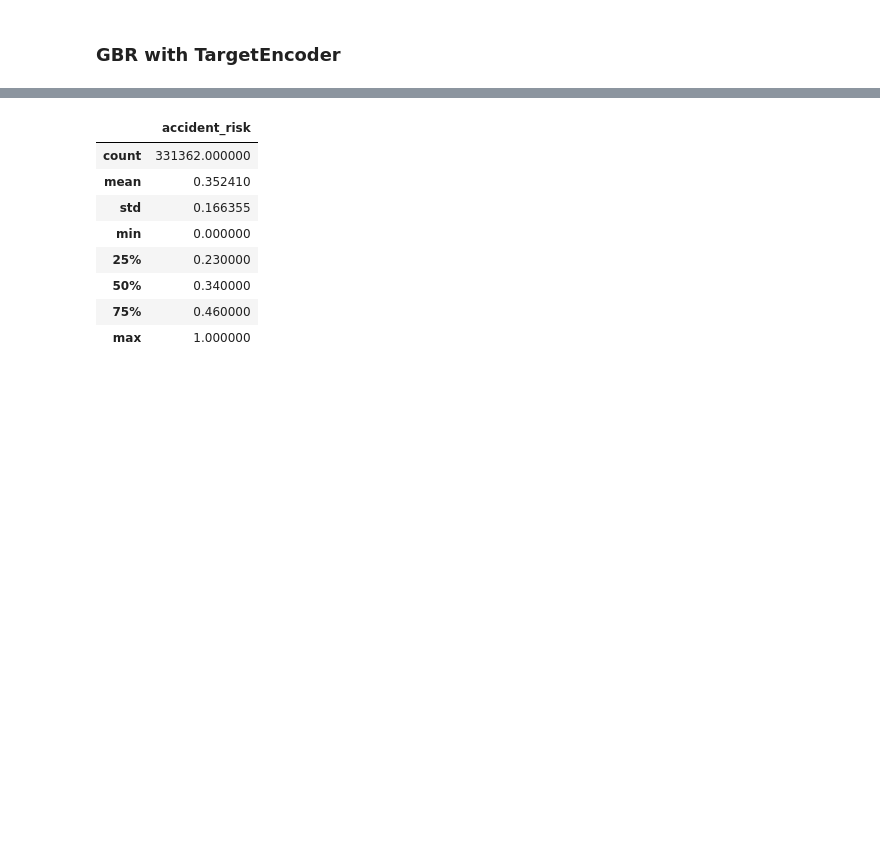
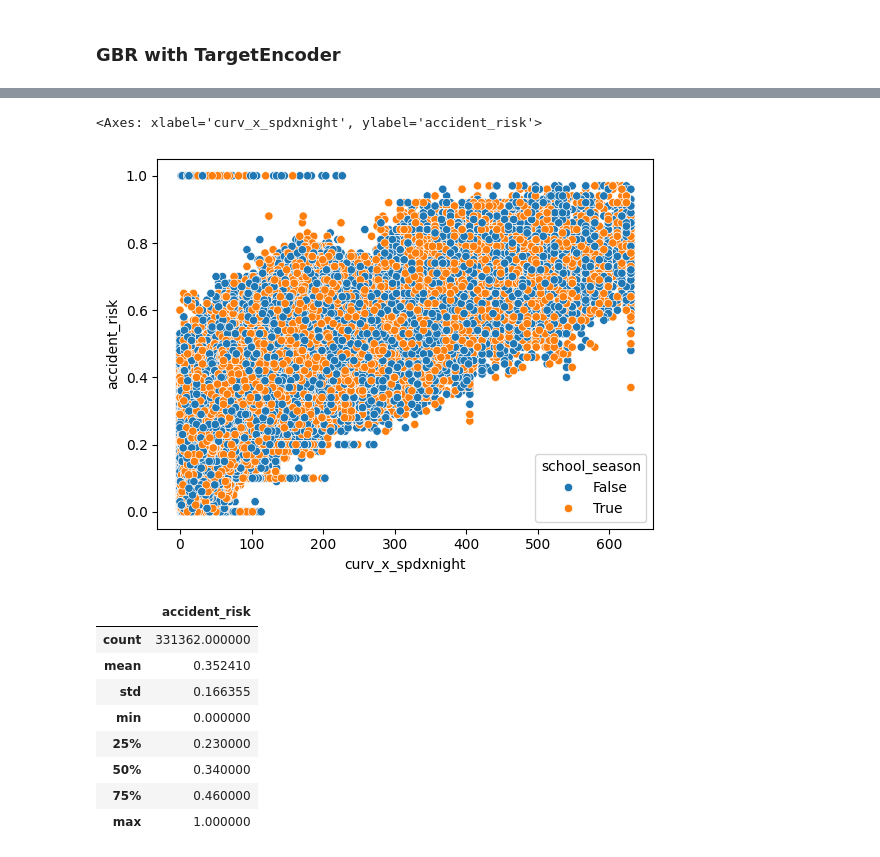
Before and after one commit to fonsecagabriella/kaggle, a Jupyter notebook: 10_predicting_road_accident_risk/01_models.ipynb, the cells around one changed output, grey strips where cells are left out. Drawn from its saved outputs; the diff is of its cells as text; code cells hidden in the pictures; blank space fills up the shorter version.

```diff
--- a/10_predicting_road_accident_risk/01_models.ipynb
+++ b/10_predicting_road_accident_risk/01_models.ipynb
@@ -1646,0 +1743,5 @@ display(feat_importance.head(20))
+# %%
+sns.scatterplot(X_train_raw, x="curv_x_spdxnight", y="accident_risk", hue="school_season")
+# %% [output]
+<Axes: xlabel='curv_x_spdxnight', ylabel='accident_risk'>
+[figure, added]
```
Also changed, not shown: parts of 31 cells of this notebook, 20 other files.
